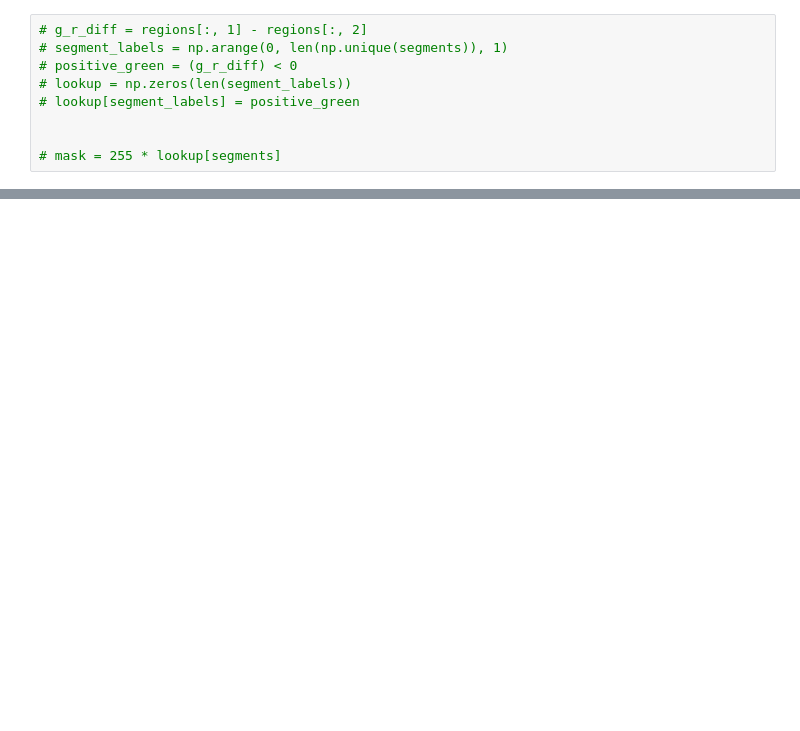
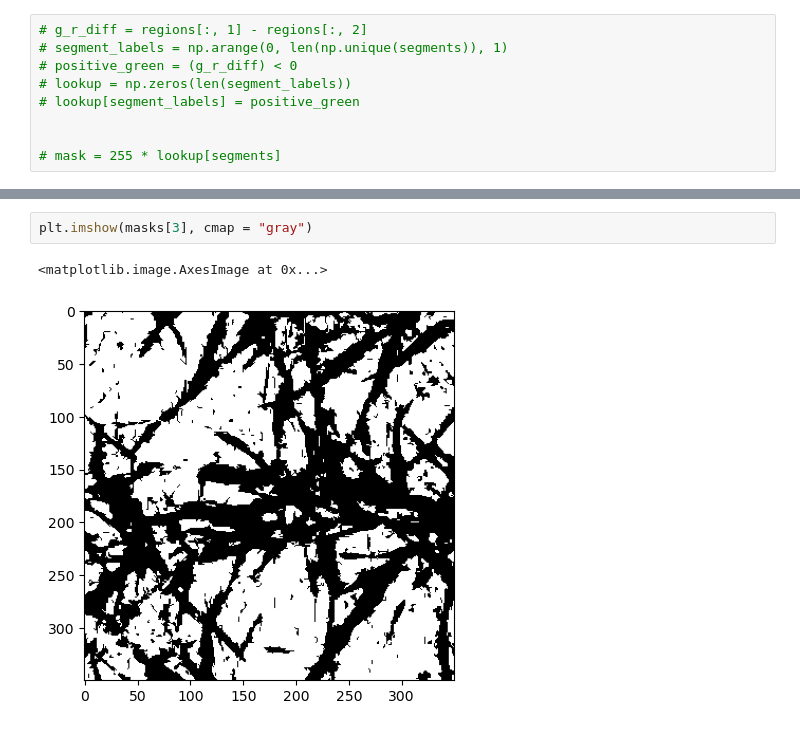
Before and after one commit to nishanshaju22/COMP9517_Project, a Jupyter notebook: AdvancedSegmentation/felzenszwalb.ipynb, the cells around one changed output, grey strips where cells are left out. Saved outputs shown, nothing was run; the diff lists cells and outputs as text; blank space fills up the shorter version.

```diff
--- a/AdvancedSegmentation/felzenszwalb.ipynb
+++ b/AdvancedSegmentation/felzenszwalb.ipynb
@@ -159,0 +225,5 @@ plt.imshow(post_process(mask), cmap = "gray")
+# %%
+plt.imshow(masks[3], cmap = "gray")
+# %% [output]
+<matplotlib.image.AxesImage at 0x...>
+[figure, added]
```
Also changed, not shown: parts of 12 cells of this notebook.
